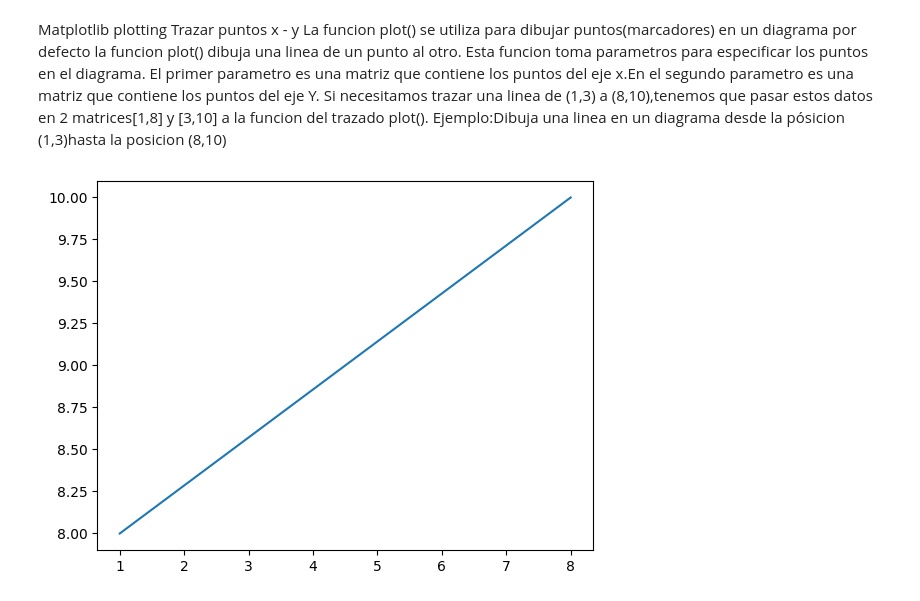
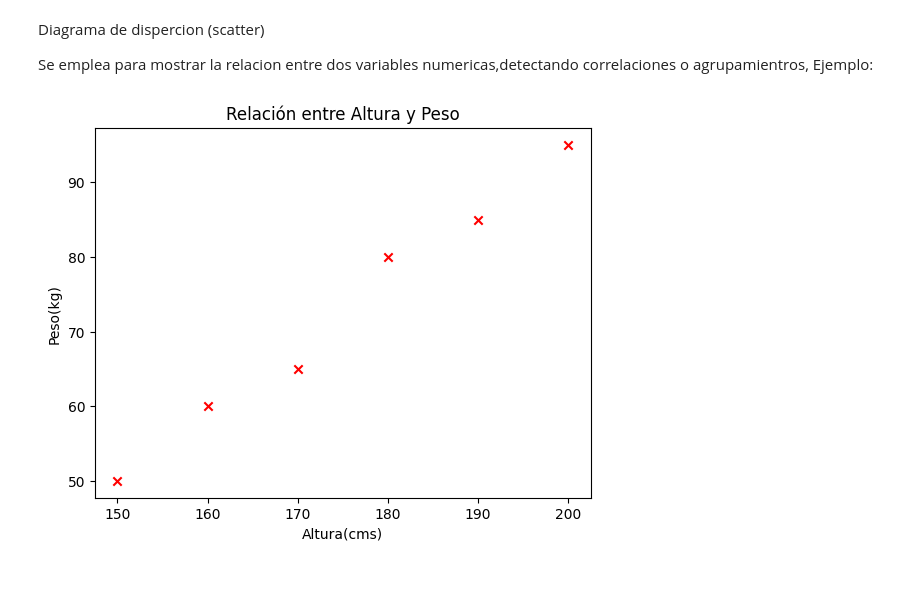
Before and after one commit to AlisonDelunaOrt/unidad-3, a Jupyter notebook: practica 1.ipynb, the cells around one changed output. Saved outputs shown, nothing was run; the diff lists cells and outputs as text; code cells hidden in the pictures.

```diff
--- a/practica 1.ipynb
+++ b/practica 1.ipynb
@@ -19,17 +16,18 @@ plt.show()
-# %% [markdown]
-Matplotlib plotting
-Trazar puntos x - y
-La funcion plot() se utiliza para dibujar puntos(marcadores) en un diagrama por defecto la funcion plot() dibuja una linea de un punto al otro.
-Esta funcion toma parametros para especificar los puntos en el diagrama.
-El primer parametro es una matriz que contiene los puntos del eje x.En el segundo parametro es una matriz que contiene los puntos del eje Y.
-Si necesitamos trazar una linea de (1,3) a (8,10),tenemos que pasar estos datos en 2 matrices[1,8] y [3,10] a la funcion del trazado plot().
-Ejemplo:Dibuja una linea en un diagrama desde la pósicion (1,3)hasta la posicion (8,10)
-# %%
-import matplotlib.pyplot as plt
-import numpy as np
-xpuntos = np.array([1, 8])
-ypuntos = np.array([8, 10])
-plt.plot(xpuntos, ypuntos)
-plt.show()
-# %% [output]
-[figure, removed]
+# %% [markdown]
+Diagrama de dispercion (scatter)
+
+Se emplea para mostrar la relacion entre dos variables numericas,detectando correlaciones o agrupamientros,
+Ejemplo:
+# %%
+import matplotlib.pyplot as plt
+
+altura = [150, 160, 170, 180, 190, 200]
+peso = [50, 60, 65, 80, 85, 95]
+
+plt.scatter(altura, peso,color = "red", marker = "x")
+plt.title("Relación entre Altura y Peso")
+plt.xlabel("Altura(cms)")
+plt.ylabel("Peso(kg)")
+plt.show()
+# %% [output]
+[figure, added]
```
Also changed, not shown: parts of 5 cells of this notebook.
